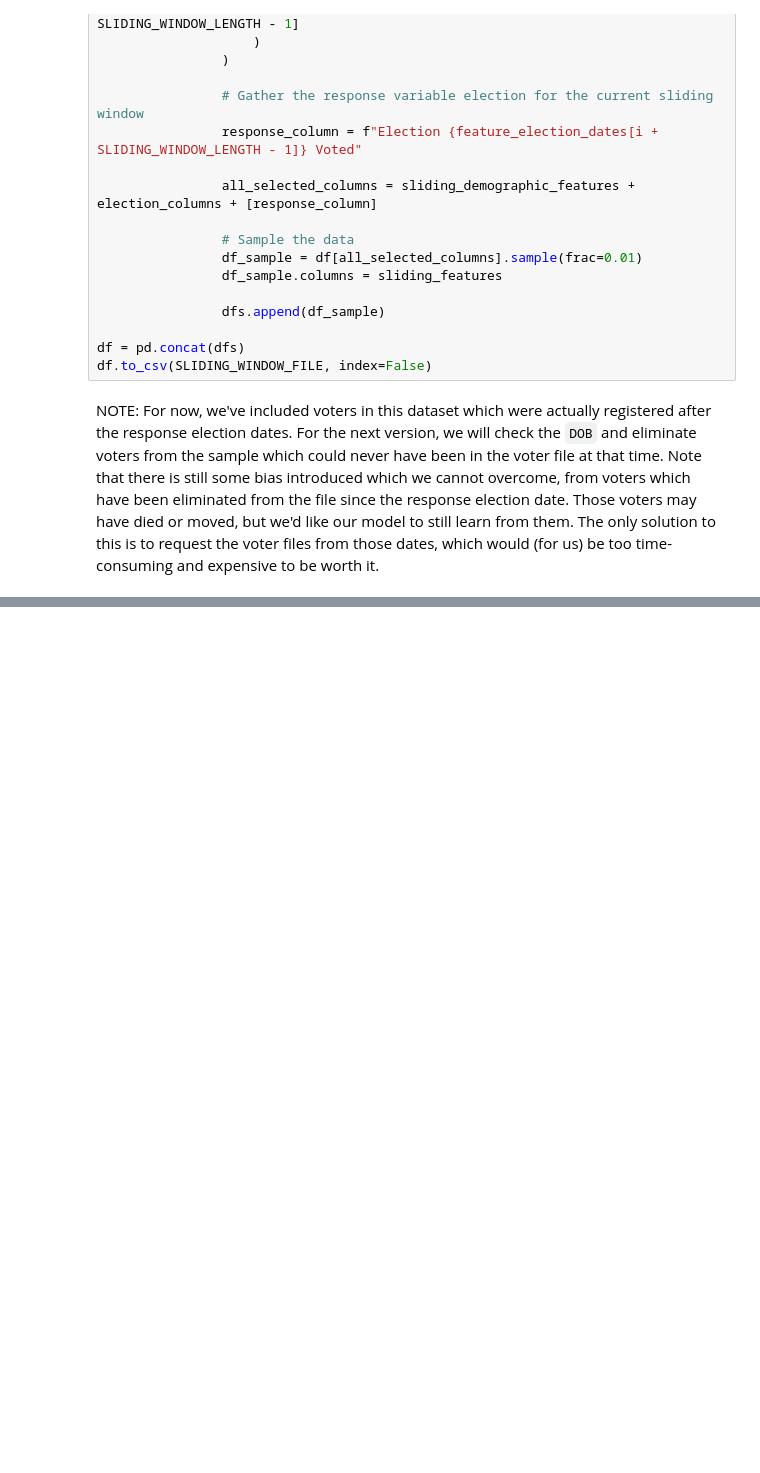
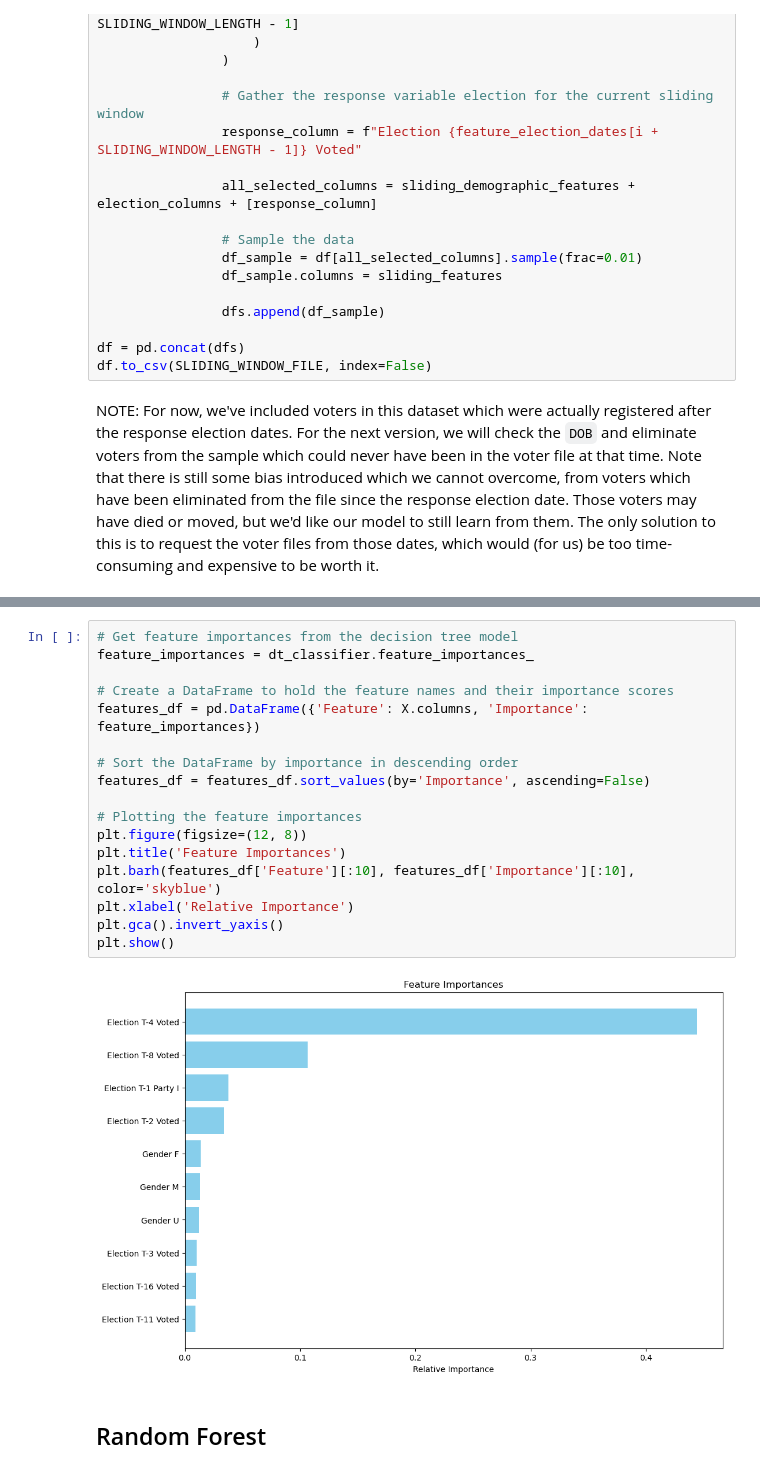
Before and after one commit to aaronzberger/VoterPrediction, a Jupyter notebook: src/sampling.ipynb, the cells around one changed output, grey strips where cells are left out. Saved outputs shown, nothing was run; the diff lists cells and outputs as text; blank space fills up the shorter version.

```diff
--- a/src/sampling.ipynb
+++ b/src/sampling.ipynb
@@ -127,0 +195,21 @@ NOTE: For now, we've included voters in this dataset which were actually registe
+# %%
+# Get feature importances from the decision tree model
+feature_importances = dt_classifier.feature_importances_
+
+# Create a DataFrame to hold the feature names and their importance scores
+features_df = pd.DataFrame({'Feature': X.columns, 'Importance': feature_importances})
+
+# Sort the DataFrame by importance in descending order
+features_df = features_df.sort_values(by='Importance', ascending=False)
+
+# Plotting the feature importances
+plt.figure(figsize=(12, 8))
+plt.title('Feature Importances')
+plt.barh(features_df['Feature'][:10], features_df['Importance'][:10], color='skyblue')
+plt.xlabel('Relative Importance')
+plt.gca().invert_yaxis()
+plt.show()
+# %% [output]
+[figure, added]
+# %% [markdown]
+## Random Forest
```
Also changed, not shown: parts of 9 cells of this notebook, 1 other file.
